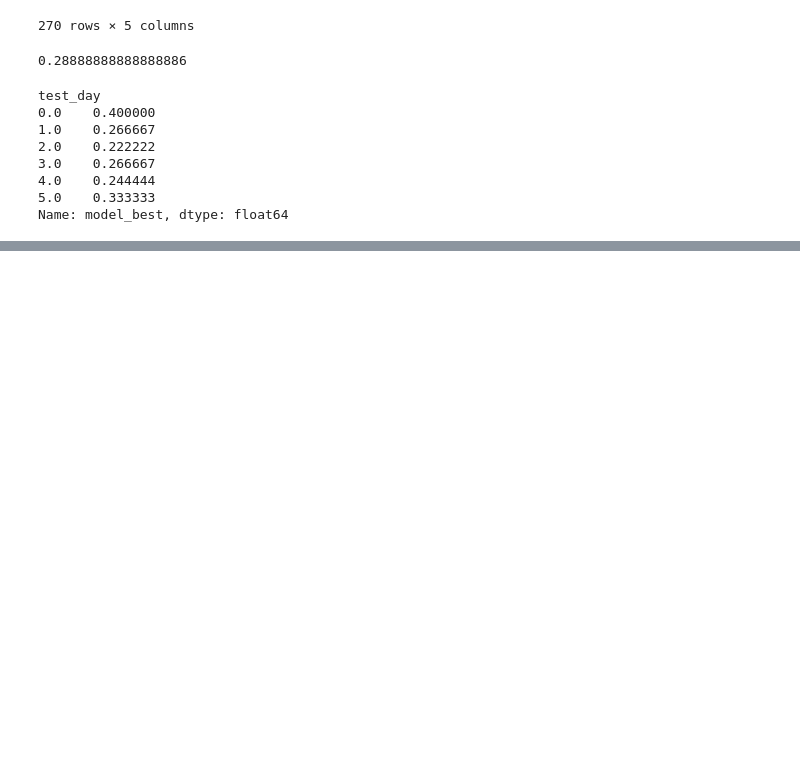
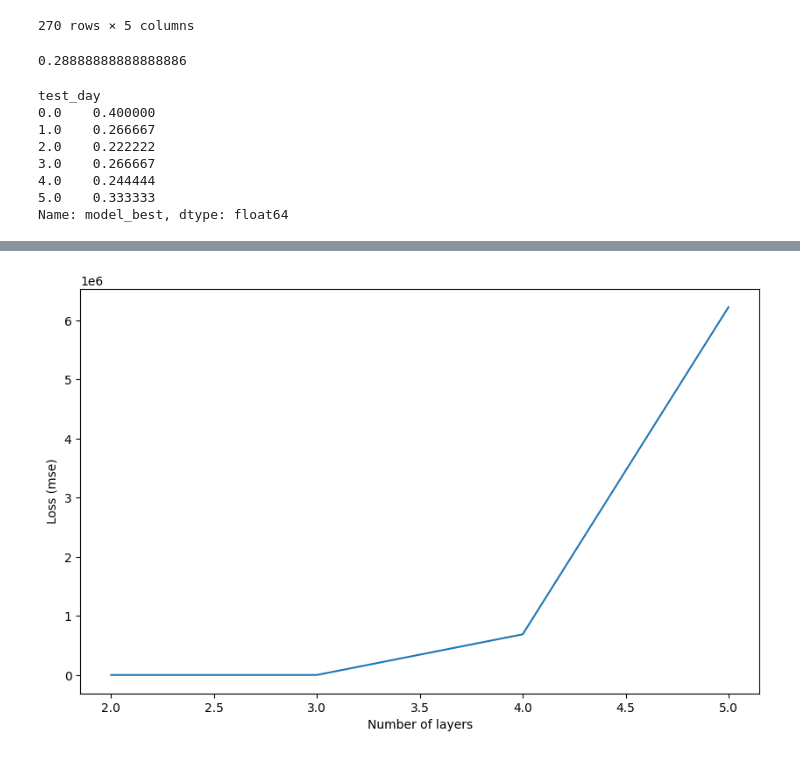
Before and after one commit to Sondringsen/ProjectThesis, a Jupyter notebook: notebooks/models/lstm_inspection.ipynb, the cells around one changed output, grey strips where cells are left out. Cells and saved outputs as stored; diff of their text form; code cells hidden in the pictures; blank space fills up the shorter version.

Commit message:
plotted config space loss

```diff
--- a/notebooks/models/lstm_inspection.ipynb
+++ b/notebooks/models/lstm_inspection.ipynb
@@ -312,0 +317,2 @@ Name: model_best, dtype: float64
+# %%
+config_loss = pd.read_csv(f"../../reports_log/{report}/config_space_loss.csv")
@@ -312,0 +333,11 @@ Name: model_best, dtype: float64
+# %%
+layer_loss = config_loss.groupby(by="n_layers")["mse"].mean()
+
+plt.figure(figsize=(10, 6))
+plt.plot(layer_loss)
+plt.ylabel("Loss (mse)")
+plt.xlabel("Number of layers")
+plt.title("Loss as a function of number of layers")
+plt.show()
+# %% [output]
+[figure, added]
```
Also changed, not shown: parts of 6 cells of this notebook, 3 other files.
